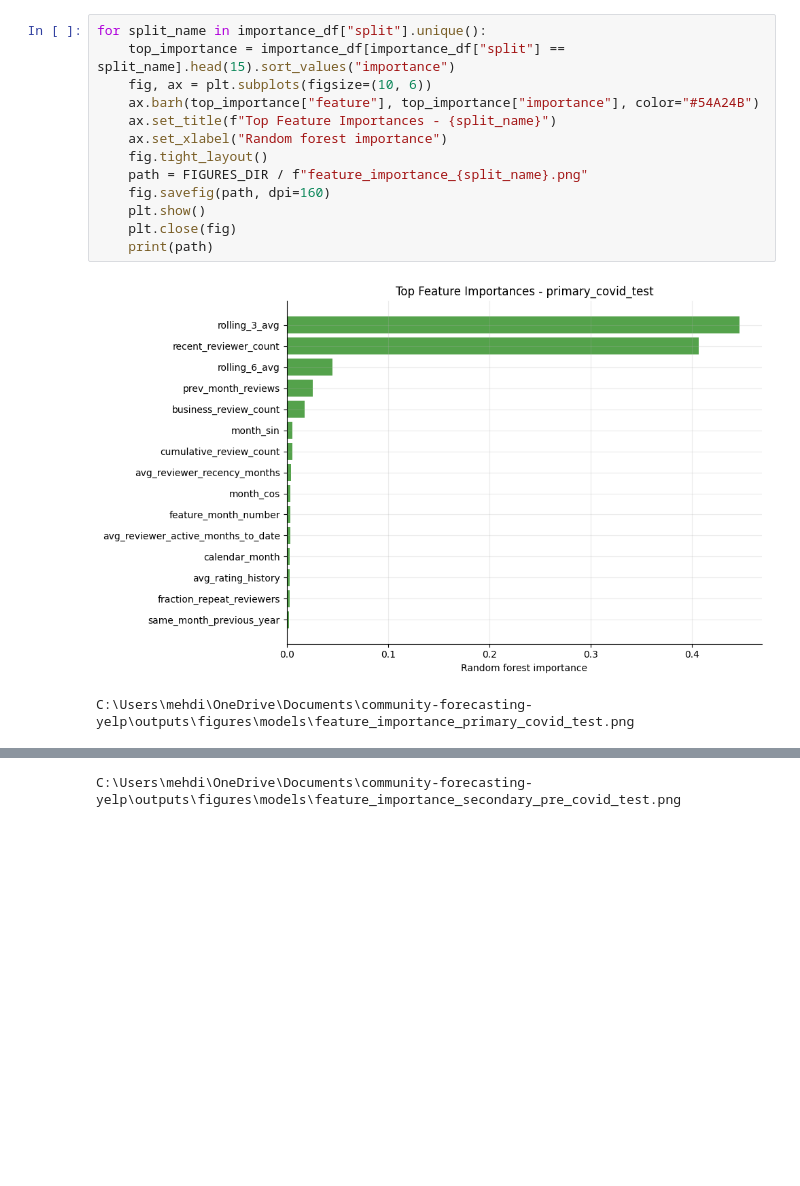
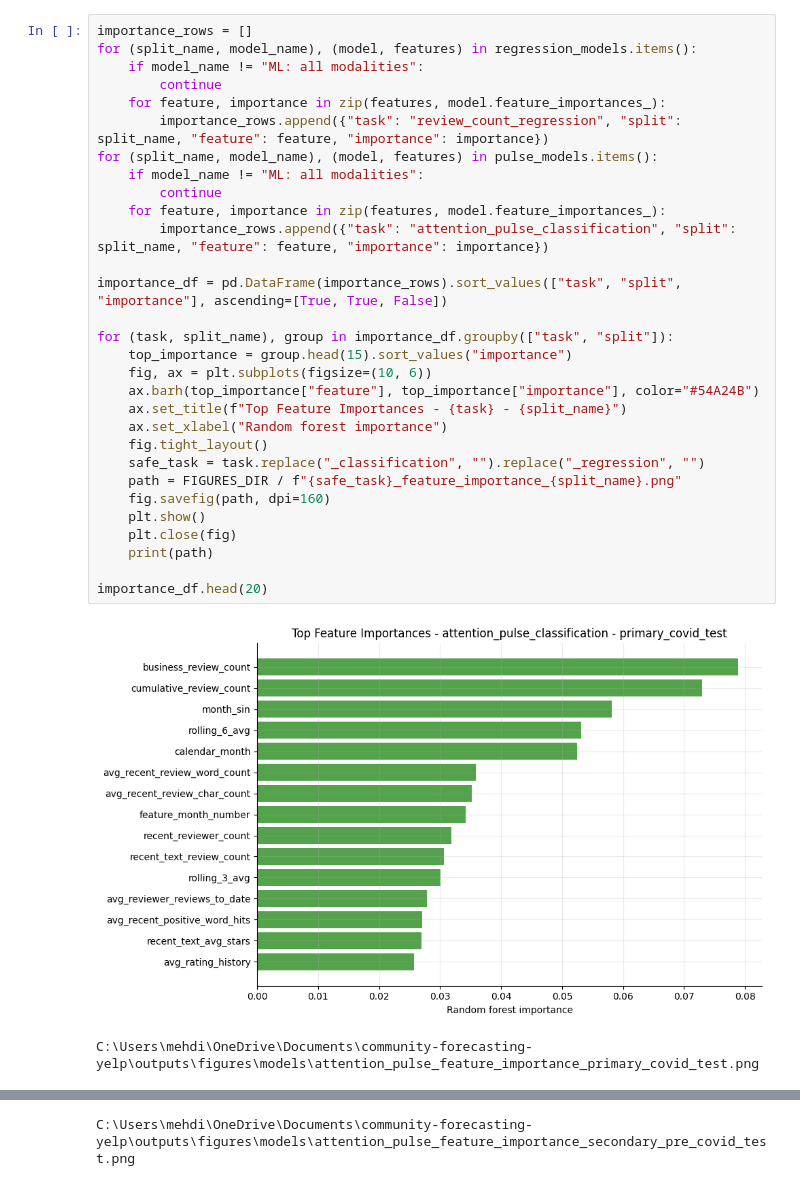
Before and after one commit to MehdiHellall/community-forecasting-yelp, a Jupyter notebook: notebooks/06_forecasting_models.ipynb, the cells around one changed output, grey strips where cells are left out. Saved outputs shown, nothing was run; the diff lists cells and outputs as text; blank space fills up the shorter version.

```diff
--- a/notebooks/06_forecasting_models.ipynb
+++ b/notebooks/06_forecasting_models.ipynb
@@ -219,16 +361,33 @@ importance_df.head(20)
 # %%
-for split_name in importance_df["split"].unique():
-    top_importance = importance_df[importance_df["split"] == split_name].head(15).sort_values("importance")
+importance_rows = []
+for (split_name, model_name), (model, features) in regression_models.items():
+    if model_name != "ML: all modalities":
+        continue
+    for feature, importance in zip(features, model.feature_importances_):
+        importance_rows.append({"task": "review_count_regression", "split": split_name, "feature": feature, "importance": importance})
+for (split_name, model_name), (model, features) in pulse_models.items():
+    if model_name != "ML: all modalities":
+        continue
+    for feature, importance in zip(features, model.feature_importances_):
+        importance_rows.append({"task": "attention_pulse_classification", "split": split_name, "feature": feature, "importance": importance})
+
+importance_df = pd.DataFrame(importance_rows).sort_values(["task", "split", "importance"], ascending=[True, True, False])
+
+for (task, split_name), group in importance_df.groupby(["task", "split"]):
+    top_importance = group.head(15).sort_values("importance")
     fig, ax = plt.subplots(figsize=(10, 6))
     ax.barh(top_importance["feature"], top_importance["importance"], color="#54A24B")
-    ax.set_title(f"Top Feature Importances - {split_name}")
+    ax.set_title(f"Top Feature Importances - {task} - {split_name}")
     ax.set_xlabel("Random forest importance")
     fig.tight_layout()
-    path = FIGURES_DIR / f"feature_importance_{split_name}.png"
+    safe_task = task.replace("_classification", "").replace("_regression", "")
+    path = FIGURES_DIR / f"{safe_task}_feature_importance_{split_name}.png"
     fig.savefig(path, dpi=160)
     plt.show()
     plt.close(fig)
     print(path)
+
+importance_df.head(20)
 # %% [output]
-[figure, old version]
+[figure, new version]
-C:\Users\mehdi\OneDrive\Documents\community-forecasting-yelp\outputs\figures\models\feature_importance_primary_covid_test.png
+C:\Users\mehdi\OneDrive\Documents\community-forecasting-yelp\outputs\figures\models\attention_pulse_feature_importance_primary_covid_test.png
@@ -236 +395 @@ C:\Users\mehdi\OneDrive\Documents\community-forecasting-yelp\outputs\figures\mod
-C:\Users\mehdi\OneDrive\Documents\community-forecasting-yelp\outputs\figures\models\feature_importance_secondary_pre_covid_test.png
+C:\Users\mehdi\OneDrive\Documents\community-forecasting-yelp\outputs\figures\models\attention_pulse_feature_importance_secondary_pre_covid_test.png
```
Also changed, not shown: parts of 10 cells of this notebook, 13 other files.
